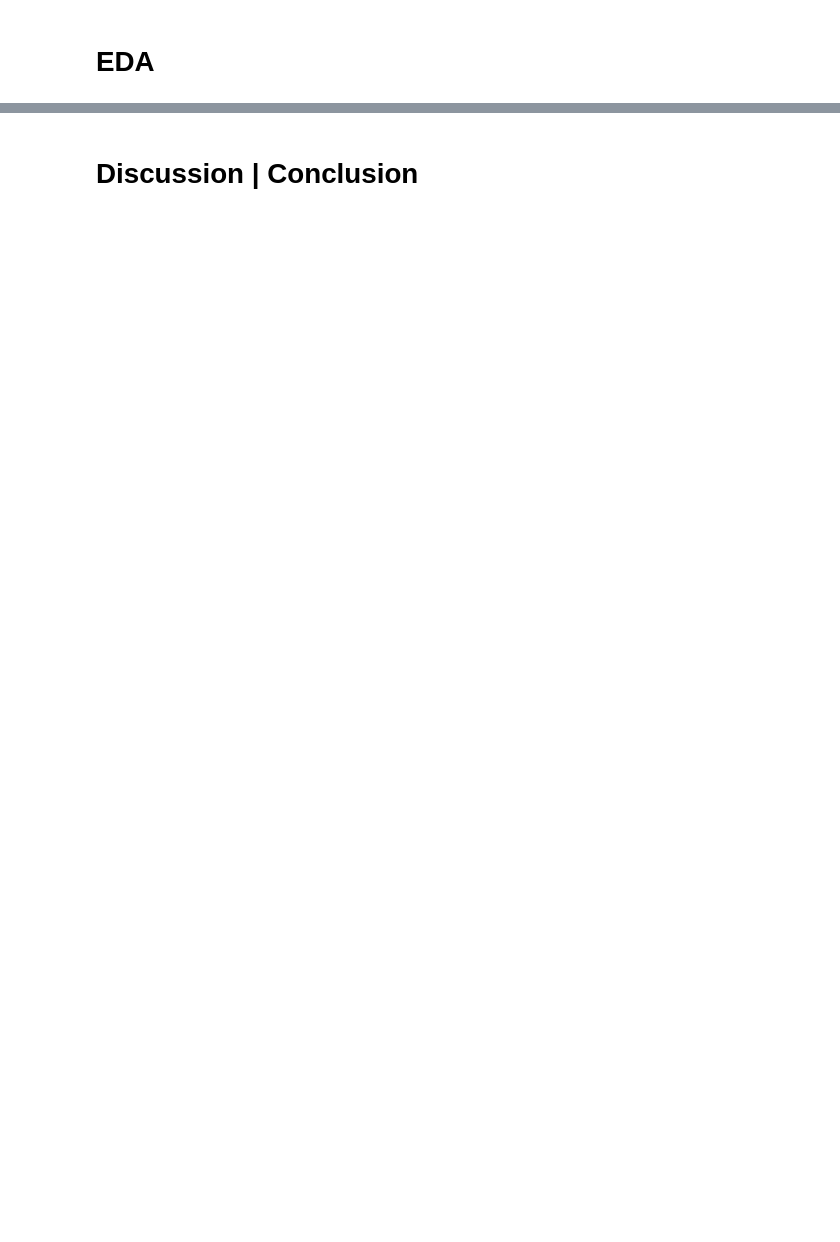
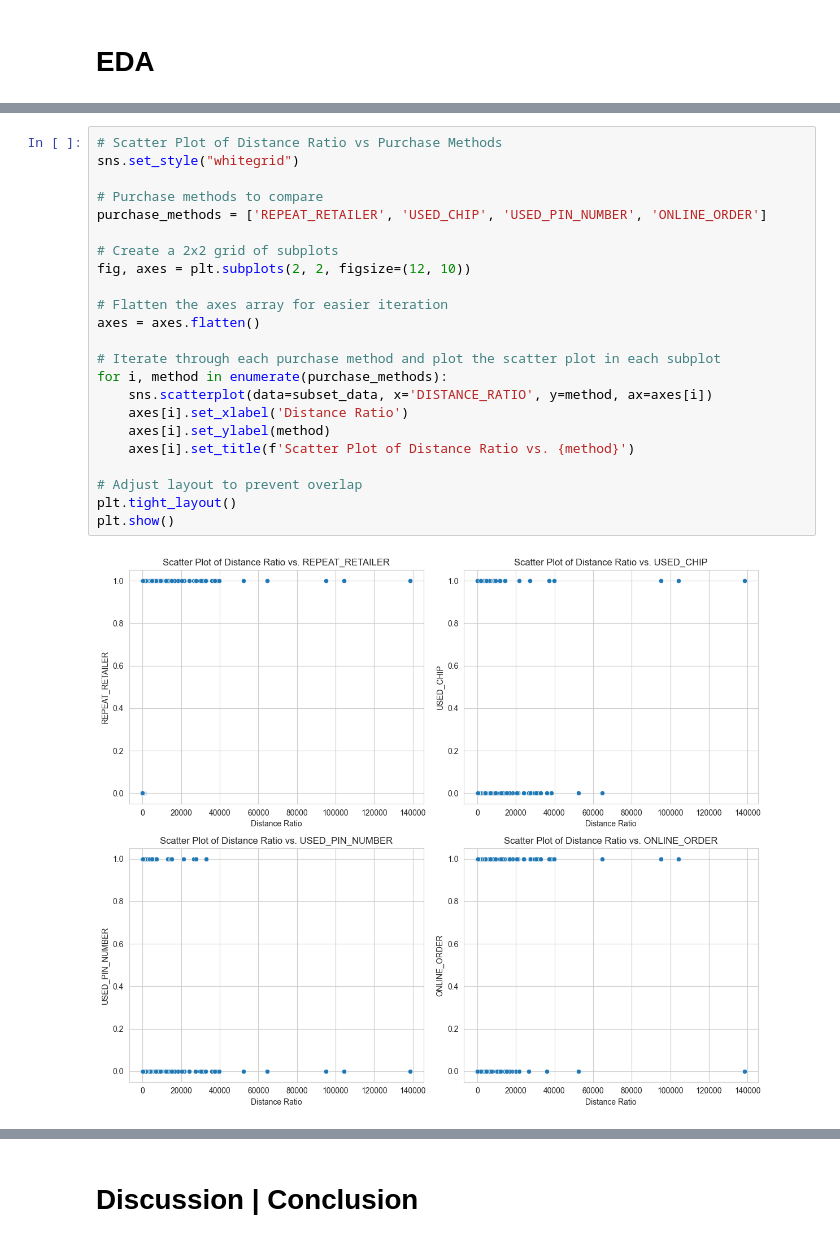
Before and after one commit to teslanando/AAI510_ML_Final_Project, a Jupyter notebook: Final Project Section2-Team 6.ipynb, the cells around one changed output, grey strips where cells are left out. Cells and saved outputs as stored; diff of their text form; blank space fills up the shorter version.

```diff
--- a/Final Project Section2-Team 6.ipynb
+++ b/Final Project Section2-Team 6.ipynb
@@ -10,0 +244,25 @@
+# %%
+# Scatter Plot of Distance Ratio vs Purchase Methods
+sns.set_style("whitegrid")
+
+# Purchase methods to compare
+purchase_methods = ['REPEAT_RETAILER', 'USED_CHIP', 'USED_PIN_NUMBER', 'ONLINE_ORDER']
+
+# Create a 2x2 grid of subplots
+fig, axes = plt.subplots(2, 2, figsize=(12, 10))
+
+# Flatten the axes array for easier iteration
+axes = axes.flatten()
+
+# Iterate through each purchase method and plot the scatter plot in each subplot
+for i, method in enumerate(purchase_methods):
+    sns.scatterplot(data=subset_data, x='DISTANCE_RATIO', y=method, ax=axes[i])
+    axes[i].set_xlabel('Distance Ratio')
+    axes[i].set_ylabel(method)
+    axes[i].set_title(f'Scatter Plot of Distance Ratio vs. {method}')
+
+# Adjust layout to prevent overlap
+plt.tight_layout()
+plt.show()
+# %% [output]
+[figure, added]
```
Also changed, not shown: parts of 40 cells of this notebook, 1 other file.
